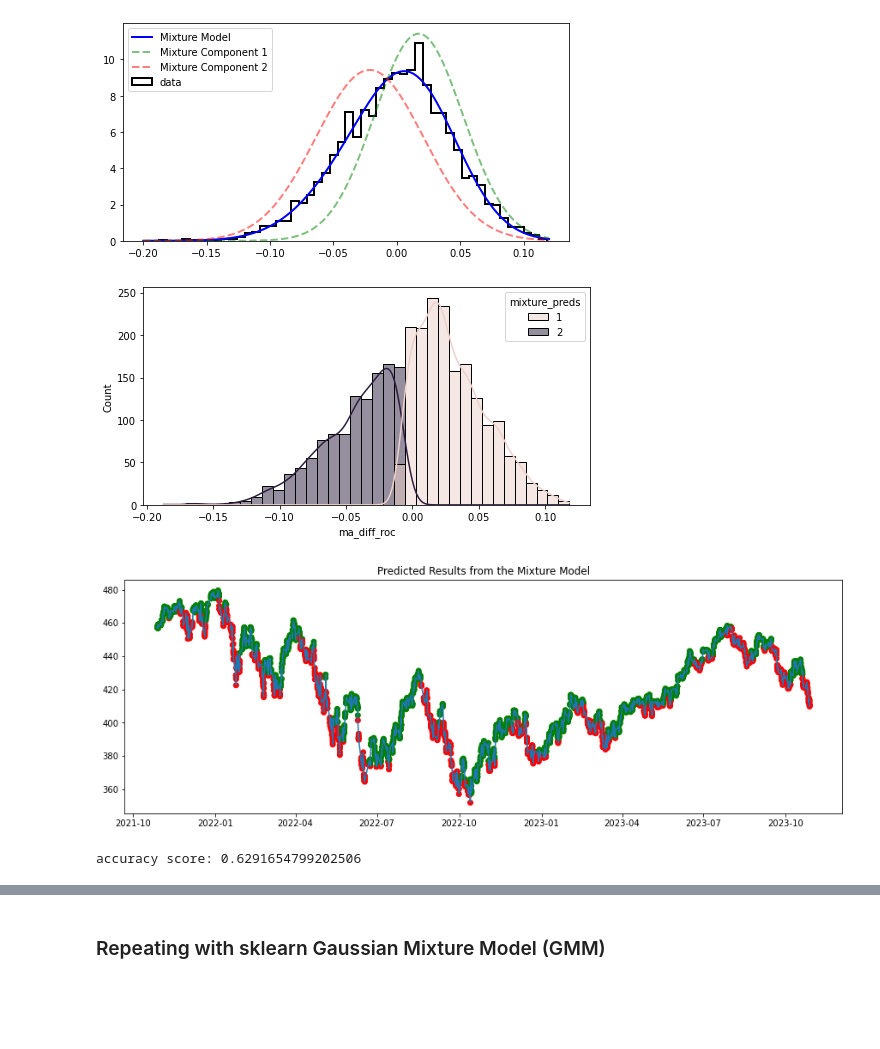
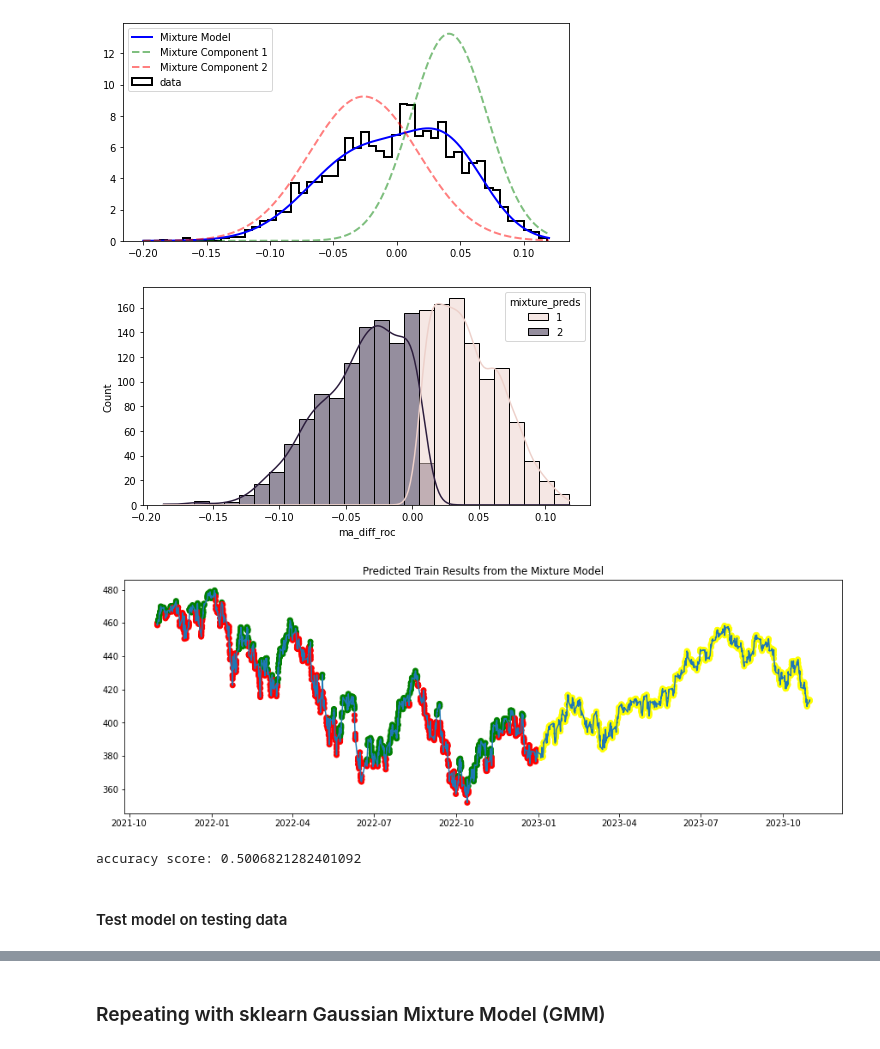
Before and after one commit to kaneelgit/ML-Quant, a Jupyter notebook: Trend Prediction Using GMM.ipynb, the cells around one changed output, grey strips where cells are left out. Drawn from its saved outputs; the diff is of its cells as text; code cells hidden in the pictures; blank space fills up the shorter version.

```diff
--- a/Trend Prediction Using GMM.ipynb
+++ b/Trend Prediction Using GMM.ipynb
@@ -168,0 +169,9 @@ Let's use tensorflow probability to build the model.
+# %%
+#train data
+import datetime
+
+split_date = datetime.datetime(2023, 10, 1, tzinfo=datetime.timezone(datetime.timedelta(hours=-4)))
+
+train_df = df[:2050].copy()
+
+test_df = df[2050:].copy()
@@ -169,6 +185,6 @@ Let's use tensorflow probability to build the model.
 # %%
 #arrange data
-data = df['ma_diff_roc'].dropna()
+data = train_df['ma_diff_roc'].dropna()
 data_inds = data.index #indices for later use
 
 #data as tf constant
@@ -224,7 +240,7 @@ plt.plot(x, mixture_model.components[1].prob(x), c = 'r', linestyle = '--', lw =
 plt.legend()
 plt.show()
 # %% [output]
-[figure, old version]
+[figure, new version]
 # %%
 #predictions from model
 buy_component = mixture_model.components[1].log_prob(data)
@@ -239,10 +255,10 @@ df.loc[data_inds, 'mixture_preds'] = preds
 # %%
 #results with preds
 plt.figure(figsize = (8, 4))
-sns.histplot(x = 'ma_diff_roc', data = df[df['trend'] != 0], hue = 'mixture_preds', kde = True)
+sns.histplot(x = 'ma_diff_roc', data = df.iloc[data_inds], hue = 'mixture_preds', kde = True)
 plt.show()
 # %% [output]
-[figure, old version]
+[figure, new version]
 # %%
 #plot results from the model
 data_plot = df
@@ -250,19 +266,21 @@ data_plot = df
 colors = {0: 'yellow', 1: 'green', 2: 'red'}
 
 plt.figure(figsize = (15, 5))
-plt.title('Predicted Results from the Mixture Model')
+plt.title('Predicted Train Results from the Mixture Model')
 plt.plot(data_plot['date'], data_plot['close'])
 plt.scatter(data_plot['date'], data_plot['close'], c = data_plot['mixture_preds'].apply(lambda x: colors[x]))
 plt.show()
 # %% [output]
-[figure, old version]
+[figure, new version]
 # %%
 #find the accuracy of the prediction from the method
 from sklearn.metrics import accuracy_score
 
-true_labels = df['trend'].to_list()
-predicted_labels = df['mixture_preds'].to_list()
+true_labels = df[df['trend'] != 0]['trend'].to_list()
+predicted_labels = df[df['trend'] != 0]['mixture_preds'].to_list()
 
 print(f"accuracy score: {accuracy_score(true_labels, predicted_labels)}")
 # %% [output]
-accuracy score: 0.6291654799202506
+accuracy score: 0.5006821282401092
+# %% [markdown]
+#### Test model on testing data
```
Also changed, not shown: parts of 22 cells of this notebook, 2 other files.
